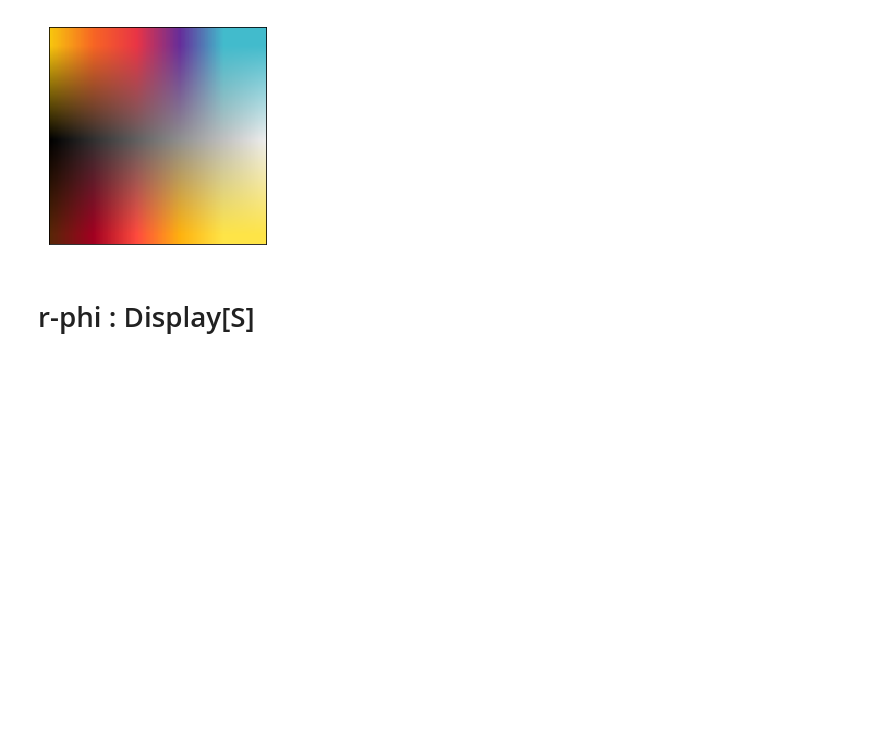
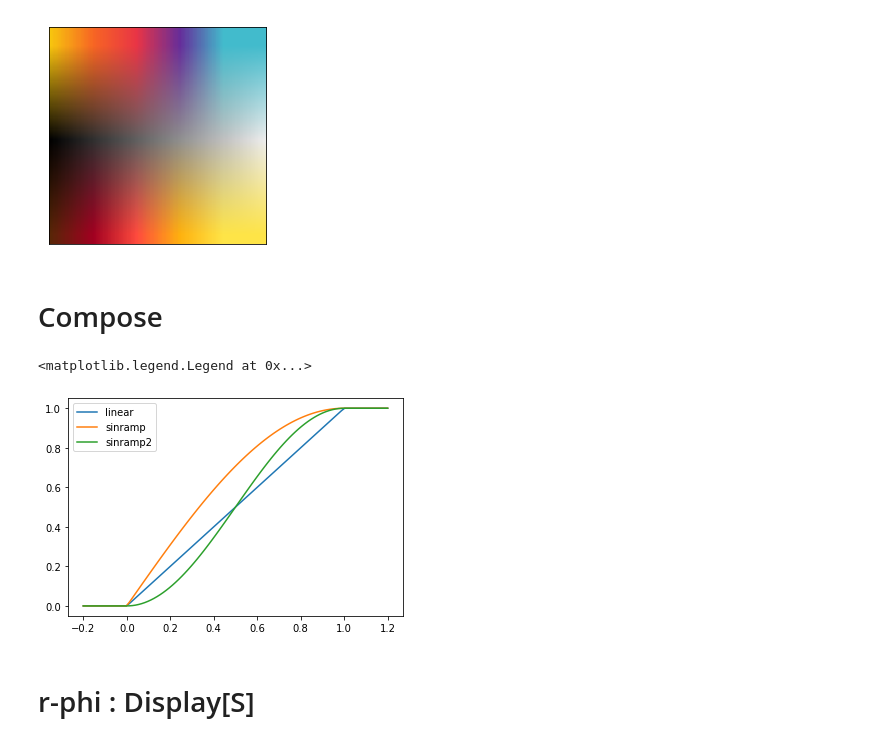
Before and after one commit to nuru-nu/moyo, a Jupyter notebook: notebooks/animations.ipynb, the cells around one changed output. Saved outputs shown, nothing was run; the diff lists cells and outputs as text; code cells hidden in the pictures; blank space fills up the shorter version.

```diff
--- a/notebooks/animations.ipynb
+++ b/notebooks/animations.ipynb
@@ -122,6 +120,17 @@ def plot_interpol_palette(ip, ipv_name, vmin, vmax, w=200, h=200, ax=None, title
 plot_interpol_palette(ip, 'ipv', -1.1, 1.2)
 # %% [output]
 [figure]
+# %% [markdown]
+# Compose
+# %%
+xs = np.linspace(-0.2, 1.2, 100)
+plt.plot(xs, S.linear(xs), label='linear')
+plt.plot(xs, S.sinramp(xs), label='sinramp')
+plt.plot(xs, S.sinramp2(xs), label='sinramp2')
+plt.legend()
+# %% [output]
+<matplotlib.legend.Legend at 0x...>
+[figure, added]
 # %% [markdown]
 # r-phi : Display[S]
 # %%
```
Also changed, not shown: parts of 2 cells of this notebook, 6 other files.
